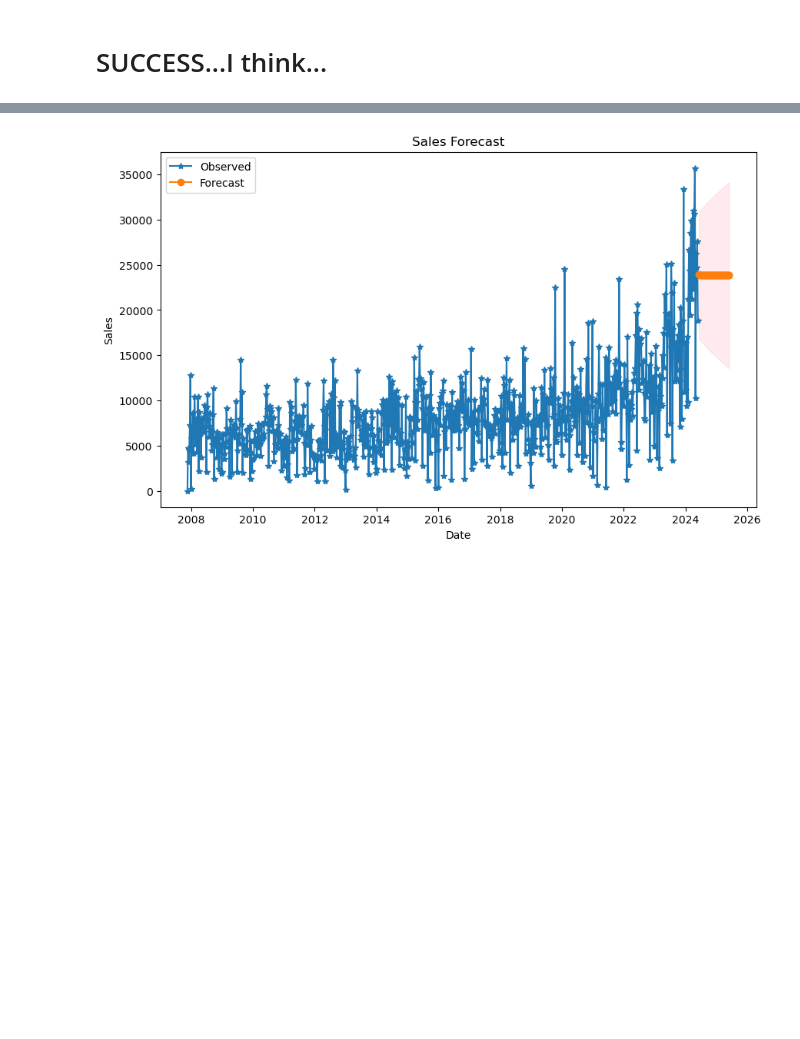
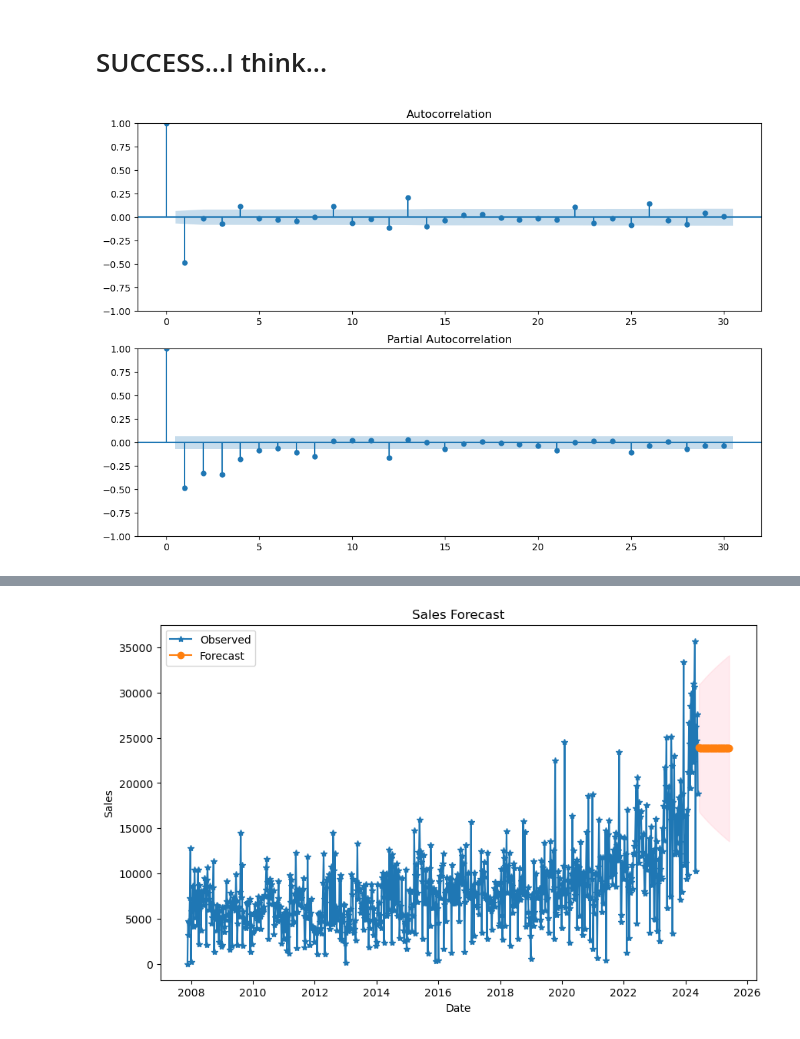
Before and after one commit to srhill12/project-2-group-3, a Jupyter notebook: steven's notebook/Steven's Notebook.ipynb, the cells around one changed output, grey strips where cells are left out. Saved outputs shown, nothing was run; the diff lists cells and outputs as text; code cells hidden in the pictures; blank space fills up the shorter version.

```diff
--- a/steven's notebook/Steven's Notebook.ipynb
+++ b/steven's notebook/Steven's Notebook.ipynb
@@ -256,3 +230,14 @@ The differenced time series is stationary.
+# %%
+# Generate ACF and PACF plots.
+# import tools to plot the above
+from statsmodels.graphics.tsaplots import plot_acf, plot_pacf
+
+fig, ax = plt.subplots(2, 1, figsize=(12, 8))
+plot_acf(store3_final_df['Sales_diff'].dropna(), ax=ax[0])
+plot_pacf(store3_final_df['Sales_diff'].dropna(), ax=ax[1])
+plt.show()
+# %% [output]
+[figure, added]
 # %%
 from statsmodels.tsa.arima.model import ARIMA
 import warnings
```
Also changed, not shown: parts of 71 cells of this notebook, 27 other files.
